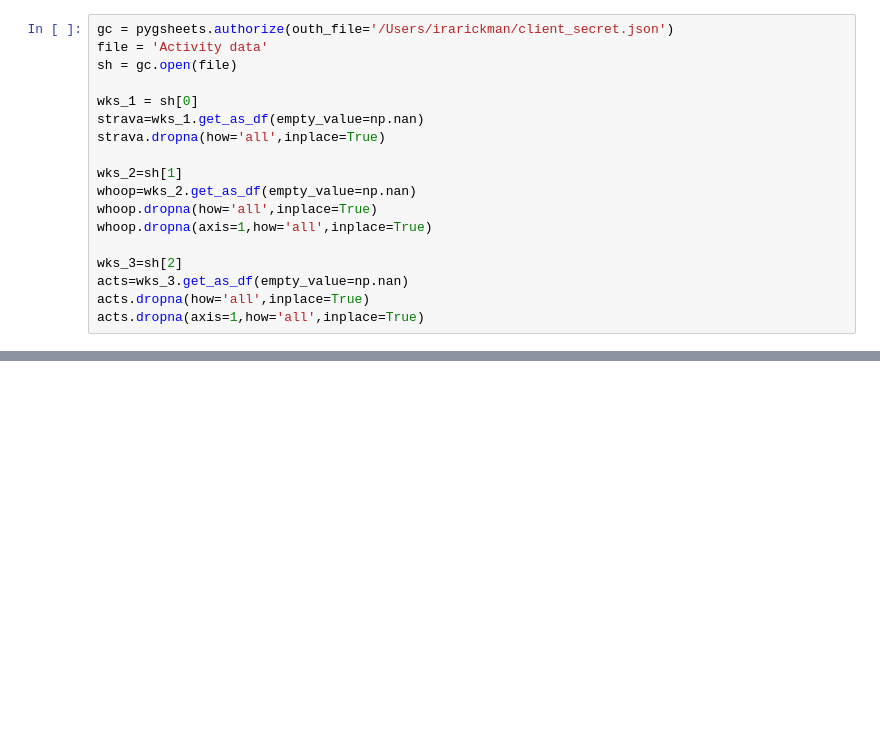
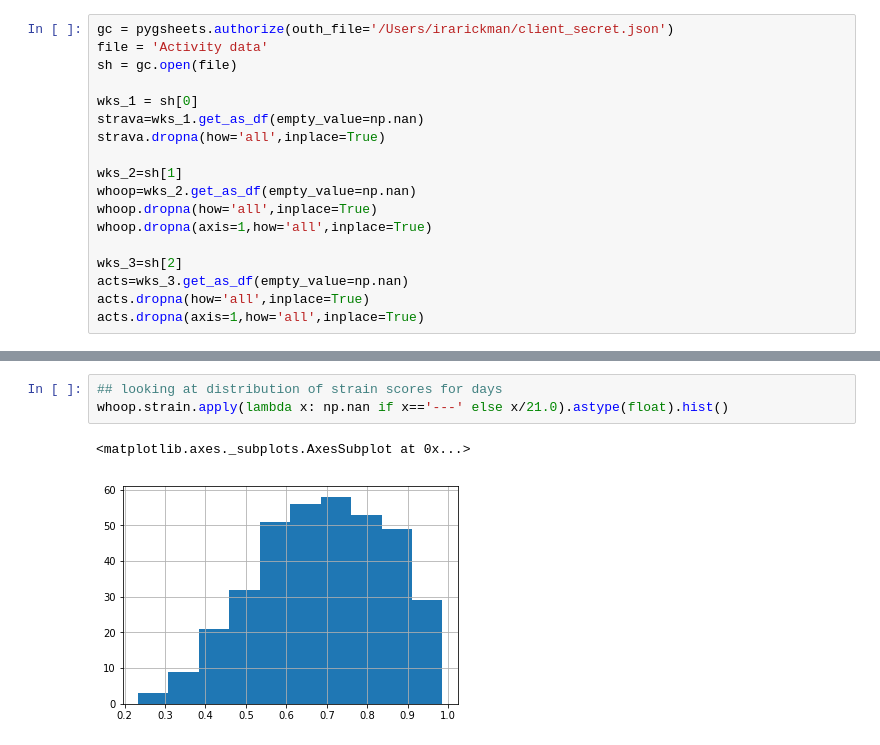
Before and after one commit to irickman/WHOOP-Strava-data, a Jupyter notebook: Data Exploration.ipynb, the cells around one changed output, grey strips where cells are left out. Saved outputs shown, nothing was run; the diff lists cells and outputs as text; blank space fills up the shorter version.

```diff
--- a/Data Exploration.ipynb
+++ b/Data Exploration.ipynb
@@ -154,0 +138,6 @@ len(single_acts)
+# %%
+## looking at distribution of strain scores for days
+whoop.strain.apply(lambda x: np.nan if x=='---' else x/21.0).astype(float).hist()
+# %% [output]
+<matplotlib.axes._subplots.AxesSubplot at 0x...>
+[figure, added]
```
Also changed, not shown: parts of 24 cells of this notebook, 2 other files.
